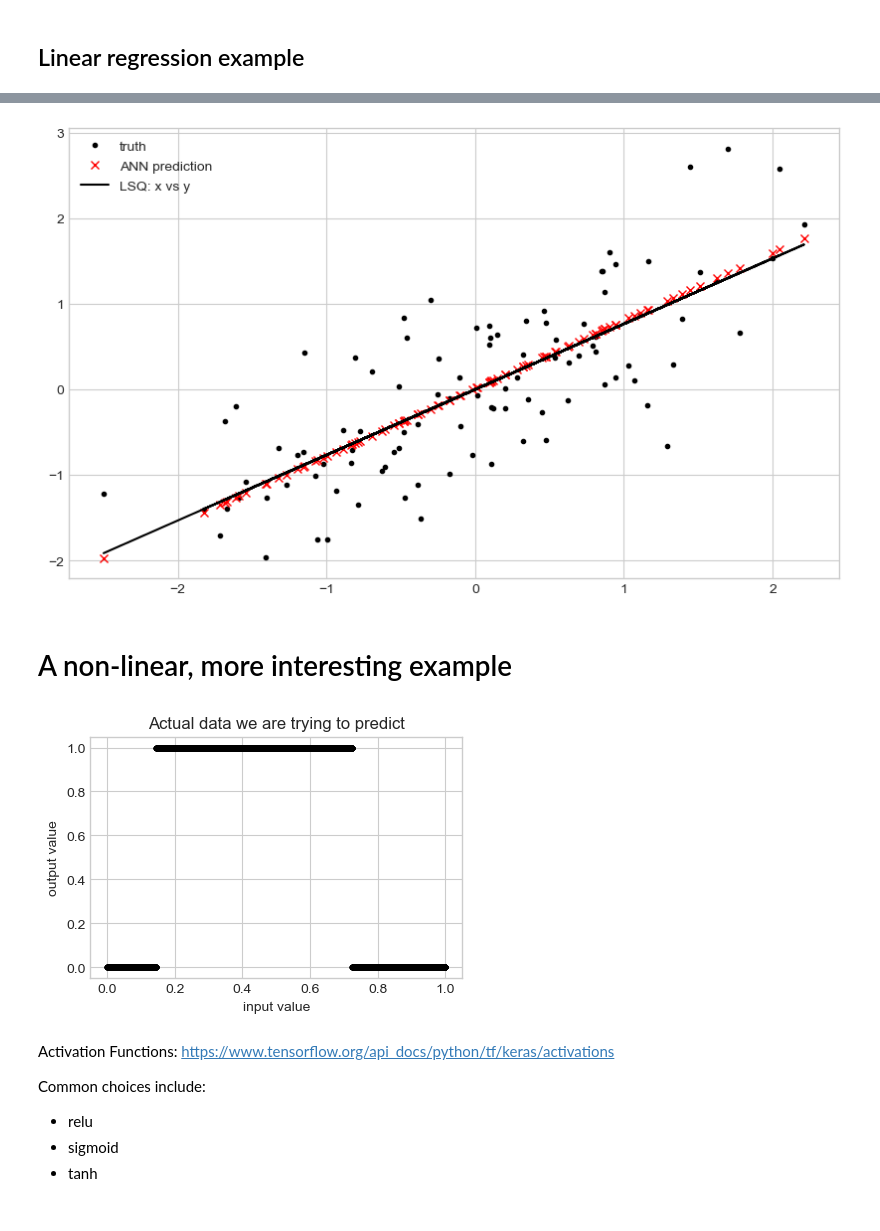
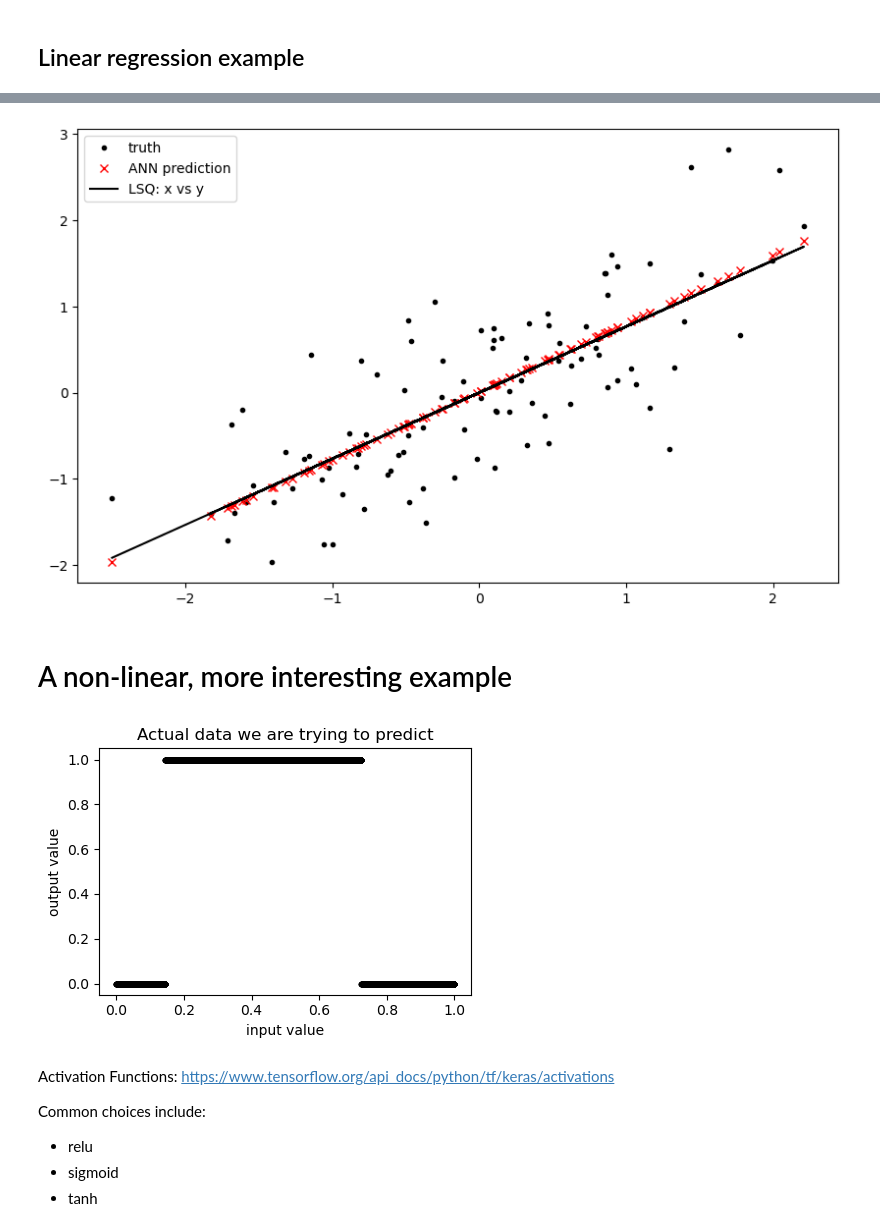
Before and after one commit to eabarnes1010/course_objective_analysis, a Jupyter notebook: code/ann_basics.ipynb, the cells around one changed output, grey strips where cells are left out. Saved outputs shown, nothing was run; the diff lists cells and outputs as text; code cells hidden in the pictures.

```diff
--- a/code/ann_basics.ipynb
+++ b/code/ann_basics.ipynb
@@ -7,5 +7,4 @@ Below is a simple example of how to code a neural network using keras tensor flo
 # %%
-# Import tensorflow and keras
 import tensorflow as tf
 import tensorflow.keras as keras
 import tensorflow.keras.layers as layers
@@ -13,17 +12,11 @@ import pandas as pd
 import matplotlib.pyplot as plt
 import numpy as np
 from scipy import stats, odr
+from sklearn.model_selection import train_test_split
+import matplotlib as mpl
+import matplotlib.pyplot as plt
 
-from sklearn.model_selection import train_test_split
-
-import matplotlib as mpl
-mpl.rcParams['figure.dpi'] = 100
-plt.rcParams['figure.figsize'] = (12.0/2.5, 8.0/2.5)
-
-# this is for running in colaboratory
-# show plots inline
-#%matplotlib inline
-import matplotlib.pyplot as plt
-plt.style.use('seaborn-whitegrid')
+mpl.rcParams["figure.dpi"] = 100
+plt.rcParams["figure.figsize"] = (12.0 / 2.5, 8.0 / 2.5)
 # %%
 # random numbers
@@ -123,16 +156,18 @@ dict_keys(['loss', 'mae', 'val_loss', 'val_mae'])
 ypred = model.predict(x)
 
 # plot predicted values
-plt.figure(figsize=(10,6))
-plt.plot(x, y, '.', color='black', label='truth')
-plt.plot(x, ypred, 'x', color='red', label='ANN prediction')
+plt.figure(figsize=(10, 6))
+plt.plot(x, y, ".", color="black", label="truth")
+plt.plot(x, ypred, "x", color="red", label="ANN prediction")
 
-slope, intercept, r_value, p_value, std_err = stats.linregress(np.squeeze(x),np.squeeze(y))
-plt.plot(x,intercept+x*slope,'-',color = 'black', label = 'LSQ: x vs y')
+slope, intercept, r_value, p_value, std_err = stats.linregress(
+    np.squeeze(x), np.squeeze(y)
+)
+plt.plot(x, intercept + x * slope, "-", color="black", label="LSQ: x vs y")
 plt.legend()
 
-#plt.ylim(0,120)
-#plt.xlim(0,120)
+# plt.ylim(0,120)
+# plt.xlim(0,120)
 
 plt.show()
 # %% [output]
@@ -139,4 +175,4 @@ plt.show()
-[figure, old version]
+[figure, new version]
 # %% [markdown]
 # A non-linear, more interesting example
 # %%
@@ -150,18 +187,18 @@ def my_function(x):
 # generate lots of sample pairs (x, f(x))
 
 n_samples = 10000
-x = np.random.random((n_samples,1))
+x = np.random.random((n_samples, 1))
 y = my_function(x)
 
 # plot the (x,y) pairs.
 plt.figure()
-plt.plot(x, y, '.', color='black')
-plt.title('Actual data we are trying to predict')
-plt.xlabel('input value')
-plt.ylabel('output value')
+plt.plot(x, y, ".", color="black")
+plt.title("Actual data we are trying to predict")
+plt.xlabel("input value")
+plt.ylabel("output value")
 plt.show()
 # %% [output]
-[figure, old version]
+[figure, new version]
 # %% [markdown]
 Activation Functions: https://www.tensorflow.org/api_docs/python/tf/keras/activations
 
```
Also changed, not shown: parts of 15 cells of this notebook.
